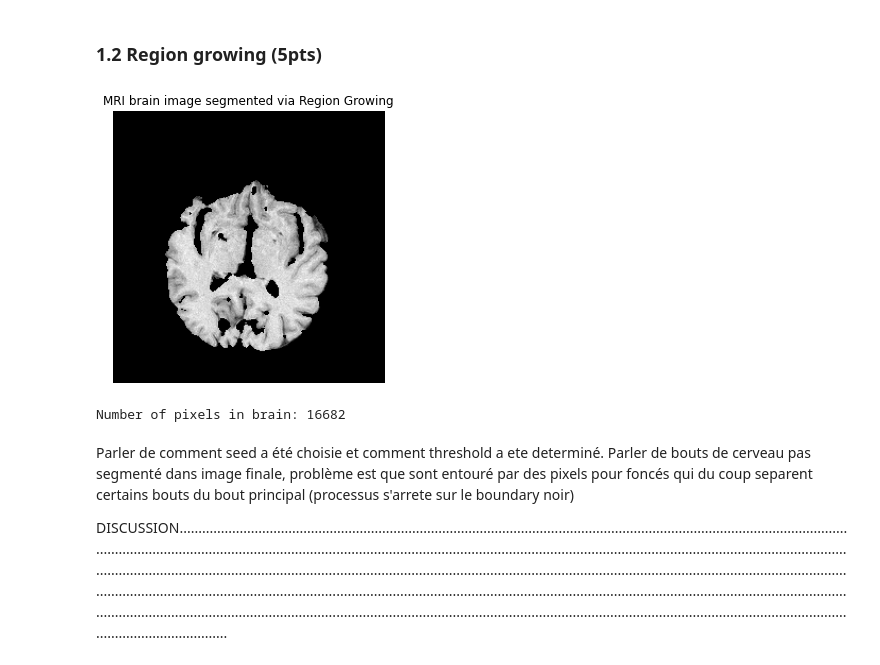
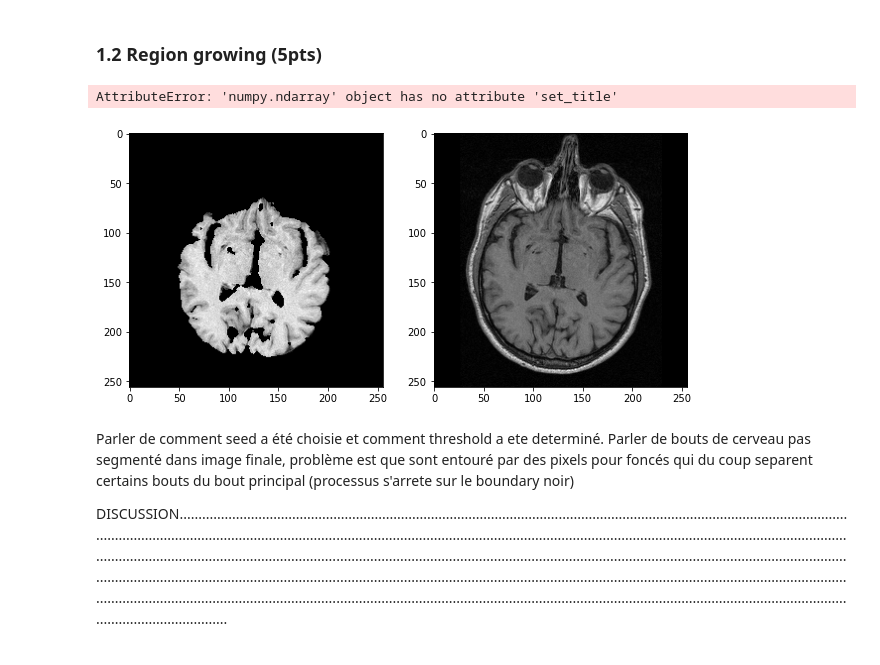
Before and after one commit to Andrea-Oliveri/Image-Processing-Assignements, a Jupyter notebook: Lab 1/lab_01_segmentation.ipynb, the cells around one changed output. Cells and saved outputs as stored; diff of their text form; code cells hidden in the pictures.

```diff
--- a/Lab 1/lab_01_segmentation.ipynb
+++ b/Lab 1/lab_01_segmentation.ipynb
@@ -138,37 +138,38 @@ def region_growing(image, seed, threshold, neighbourhood_size):
 
             if growing_criterion(neighbourhood_mean, image[neighbour], threshold):
                 pixels_to_treat.append(neighbour)
 
     return output
 
 
 # Region Growing parameters.
 seed      = (140, 140)
 threshold = 7
 neighbourhood_size = 5
 
 # Filters parameters.
 structuring_element = cv.getStructuringElement(cv.MORPH_RECT, (2,2))
 size_median_filter  = 5
 
 # Segmenting.
 mask = region_growing(brain_im, seed, threshold, neighbourhood_size)
 mask = cv.morphologyEx(mask.astype(np.uint8), cv.MORPH_CLOSE, structuring_element)
 mask = cv.medianBlur(mask.astype(np.uint8), size_median_filter)
 
 # Display Segmentation Mask.
-fig, ax = plt.subplots(1, 1, figsize=(5, 5))
+fig, ax = plt.subplots(1, 2, figsize=(10, 5))
 masked_image = np.where(mask, brain_im, 0)
-ax.imshow(masked_image, cmap='gray')
+ax[0].imshow(masked_image, cmap='gray')
+ax[1].imshow(brain_im, cmap='gray')
 ax.set_title('MRI brain image segmented via Region Growing')
 ax.axis('off')
 plt.show()
 
 # Count number of pixels in brain.
 print(f"Number of pixels in brain: {mask.sum()}")
 # %% [output]
+AttributeError: 'numpy.ndarray' object has no attribute 'set_title'
-[figure, old version]
+[figure, new version]
-Number of pixels in brain: 16682
 # %% [markdown]
 Parler de comment seed a été choisie et comment threshold a ete determiné. Parler de bouts de cerveau pas segmenté dans image finale, problème est que sont entouré par des pixels pour foncés qui du coup separent certains bouts du bout principal (processus s'arrete sur le boundary noir)
 
```
Also changed, not shown: parts of 1 cell of this notebook.
